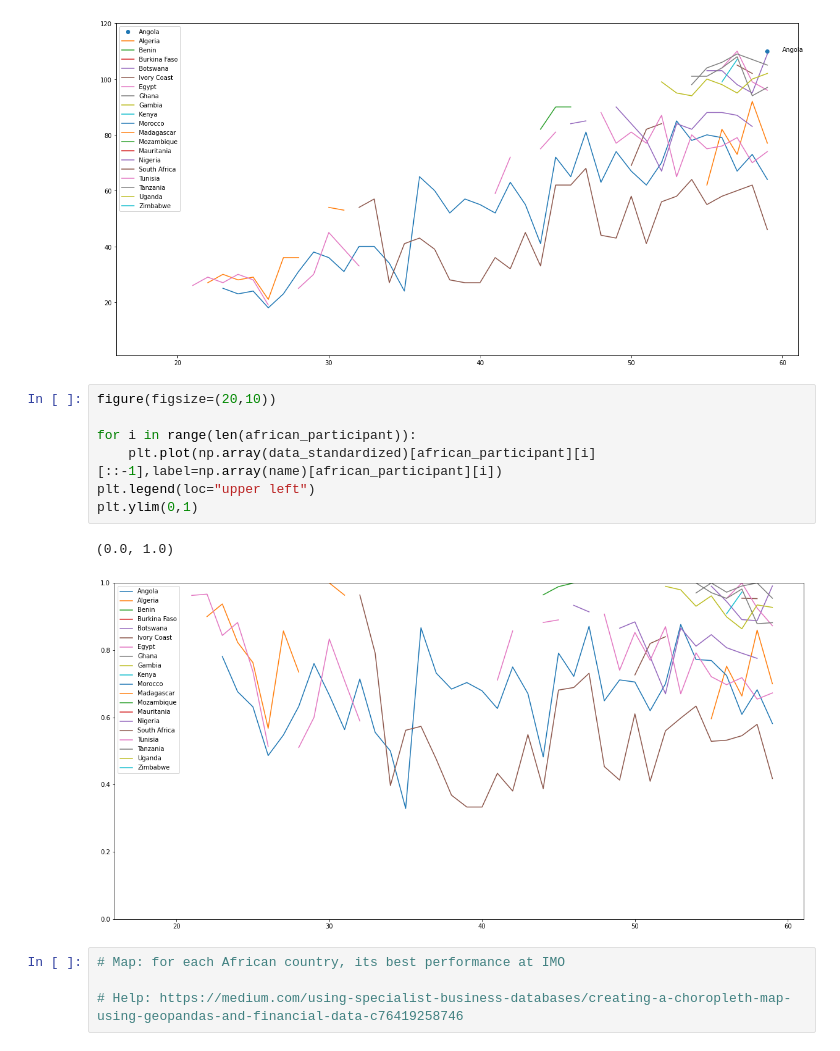
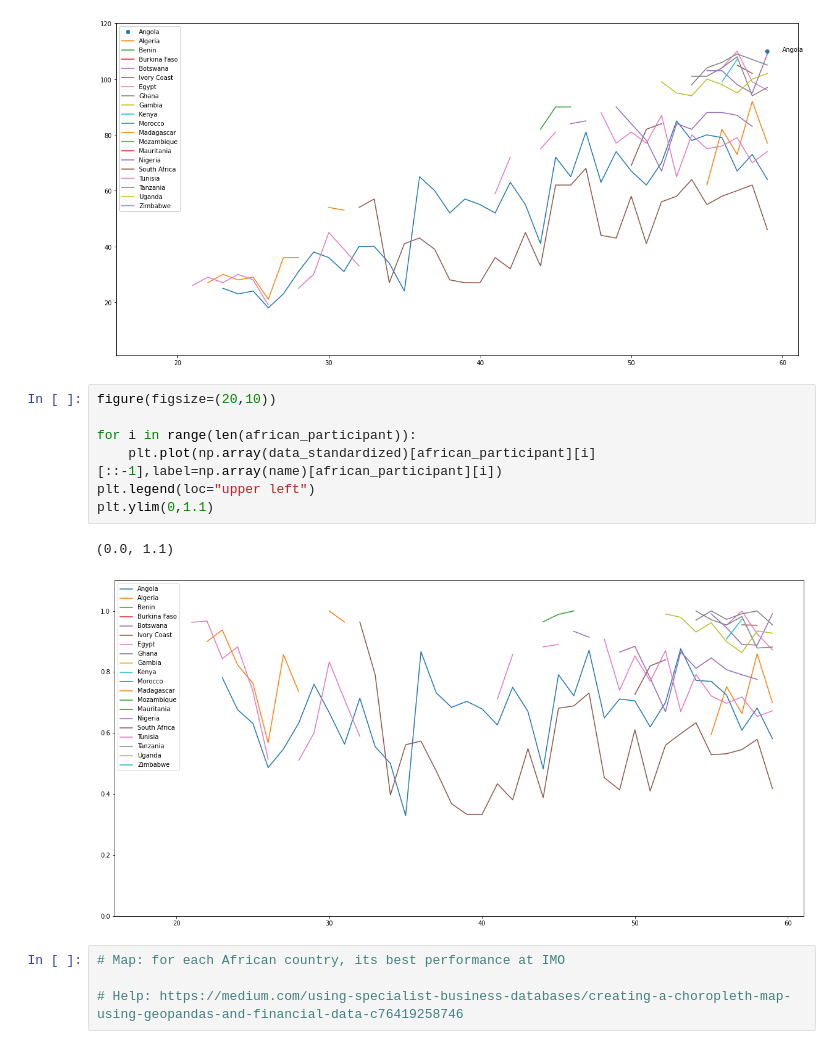
Before and after one commit to Djimdou/Side-Projects, a Jupyter notebook: IMO-Web-Scraping.ipynb, the cells around one changed output. Drawn from its saved outputs; the diff is of its cells as text.

```diff
--- a/IMO-Web-Scraping.ipynb
+++ b/IMO-Web-Scraping.ipynb
@@ -117,13 +117,13 @@ plt.ylim(1,np.nanmax(np.array(data)[african_participant])+10)
 # %%
 figure(figsize=(20,10))
 
 for i in range(len(african_participant)):
     plt.plot(np.array(data_standardized)[african_participant][i][::-1],label=np.array(name)[african_participant][i])
 plt.legend(loc="upper left")
-plt.ylim(0,1)
+plt.ylim(0,1.1)
 # %% [output]
-(0.0, 1.0)
+(0.0, 1.1)
-[figure, old version]
+[figure, new version]
 # %%
 # Map: for each African country, its best performance at IMO
 
```
